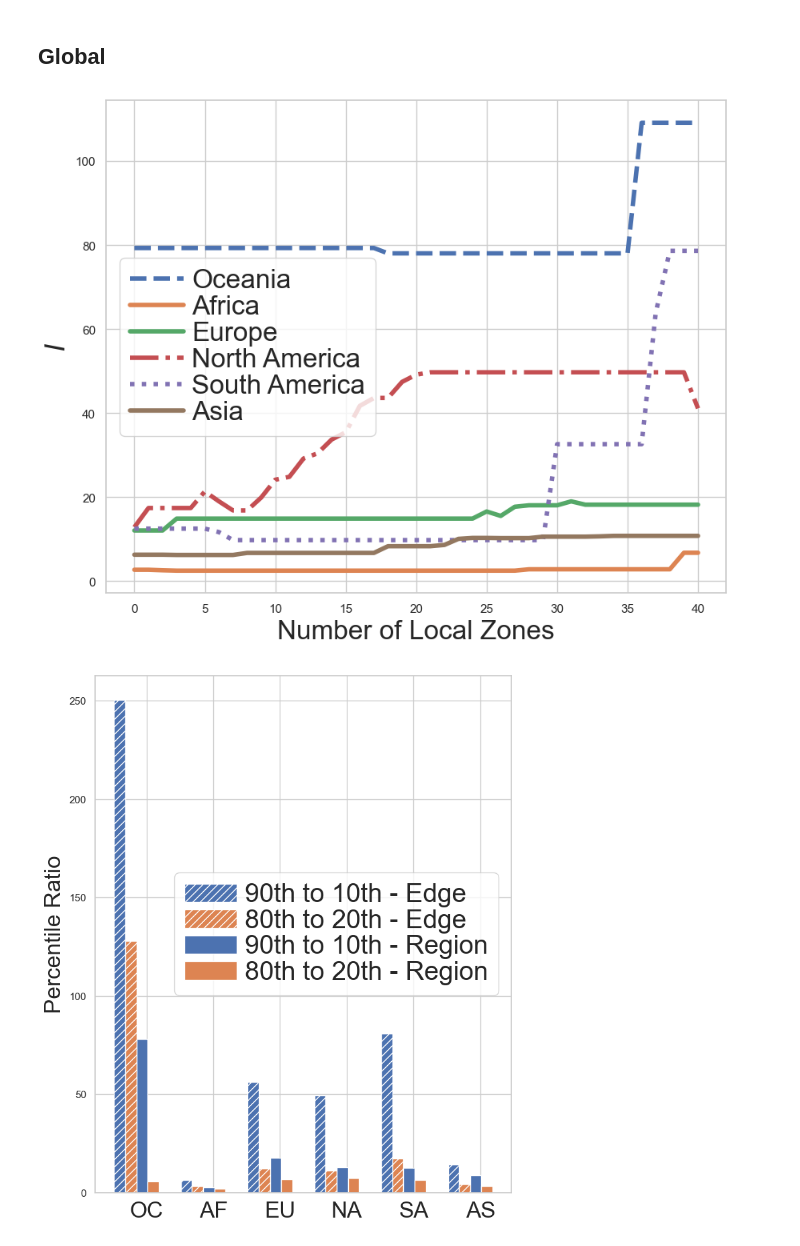
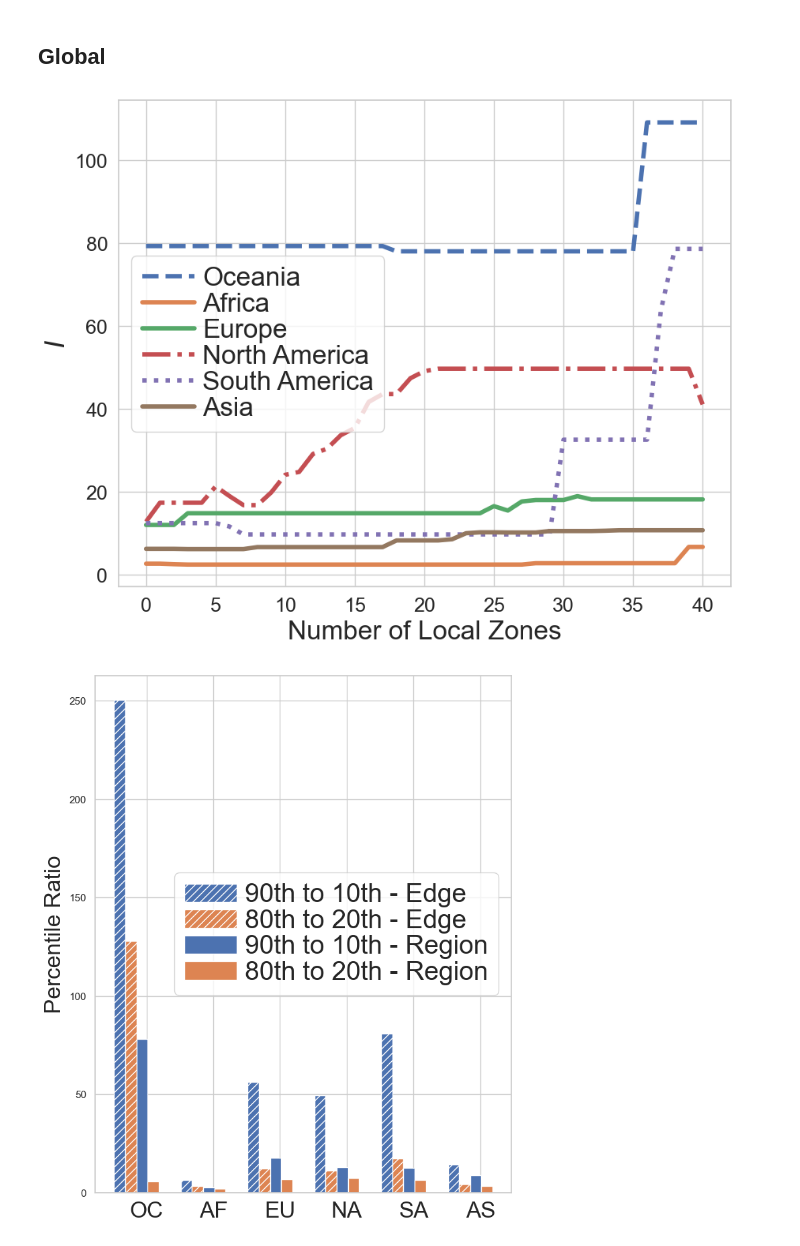
Before and after one commit to TuftsNATLab/EdgeDivide, a Jupyter notebook: DigitalDivideGraphs.ipynb, the cells around one changed output. Cells and saved outputs as stored; diff of their text form; code cells hidden in the pictures.

```diff
--- a/DigitalDivideGraphs.ipynb
+++ b/DigitalDivideGraphs.ipynb
@@ -335,34 +335,35 @@ for d in datacenters:
 def continentToStyle(continent):
     if continent == 'oc':
         return '--'
     if continent == 'na':
         return '-.'
     if continent == 'sa':
         return ':'
     return '-'
 
 fig, ax = plt.subplots(figsize=(10, 8))
 
 for continent in continents:
     this_gdf = gdf_continent[gdf_continent['continent'] == continentToName(continent)]
     results = []
     for i in range(start_index, len(datacenters)+1):
         continent_all_results = plotGeoDFDistances(this_gdf, [d.location for d in datacenters[0:i]], None)
         results.append(percentile(0.9, continent_all_results[0], continent_all_results[1]) / percentile(0.1, continent_all_results[0], continent_all_results[1]))
     ax.plot(np.arange(0, len(results)), results, linewidth=4, label=continentToName(continent), linestyle=continentToStyle(continent))
 ax.set_ylabel('$\it{I}$', size=24)
 ax.set_xlabel('Number of Local Zones', size=24)
+ax.tick_params(axis='both', which='major', labelsize=18)
 ax.legend(
     labelspacing=0.06,
     columnspacing=0.5,
     handletextpad=0.3,
     ncol=1,
     fontsize="24",
     loc="best",
 )
 fig.savefig('images/global_percentiles_time.png', bbox_inches='tight', dpi=300)
 # %% [output]
-[figure, old version]
+[figure, new version]
 # %%
 datacenters = loadDatacenters()
 all_locations = [d.location for d in datacenters]
```
Also changed, not shown: 3 other files.
